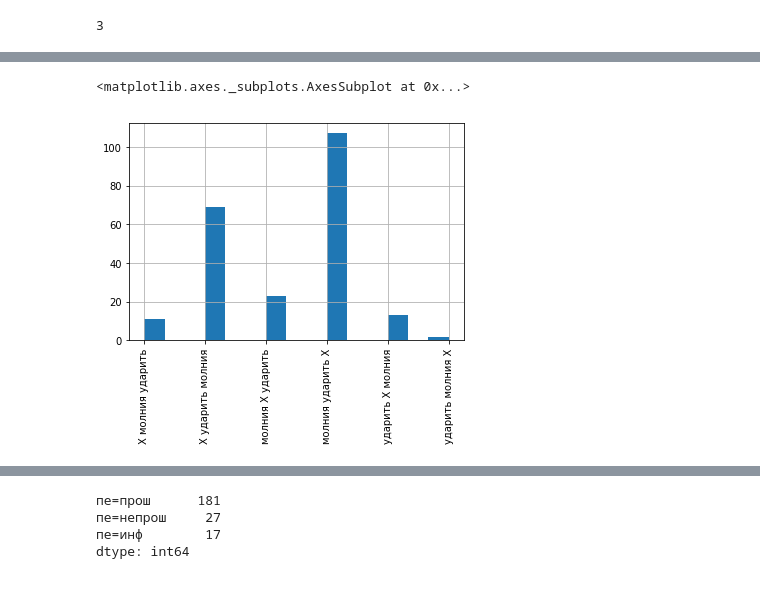
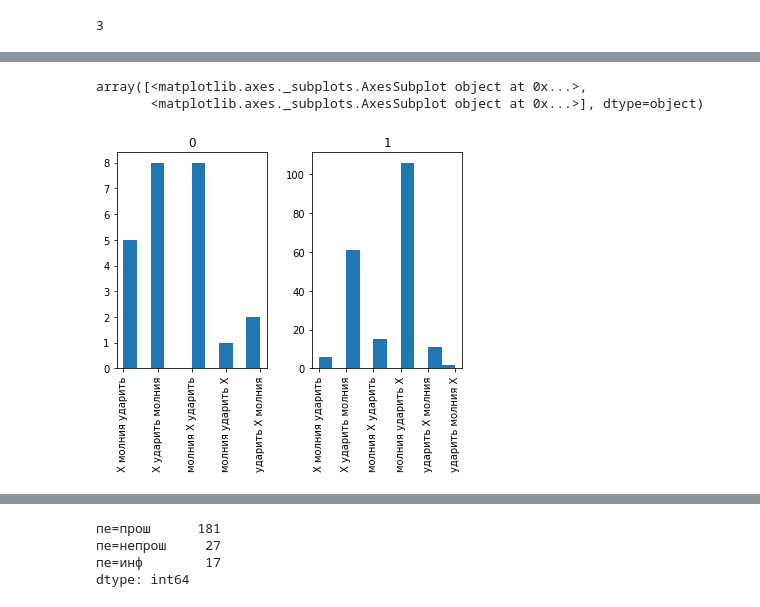
Before and after one commit to eszakharova/cxg_project, a Jupyter notebook: lightning_decision_tree.ipynb, the cells around one changed output, grey strips where cells are left out. Cells and saved outputs as stored; diff of their text form; code cells hidden in the pictures.

Commit message:
more graphs

```diff
--- a/lightning_decision_tree.ipynb
+++ b/lightning_decision_tree.ipynb
@@ -41,0 +37,2 @@ tense.hist()
+# %%
+data['Tense'] = tense
@@ -42,5 +51,6 @@ tense.hist()
 # %%
-data.Order.hist(xrot=90, bins=15)
+data.Order.hist(xrot=90, by=data['Subject'])
 # %% [output]
-<matplotlib.axes._subplots.AxesSubplot at 0x...>
+array([<matplotlib.axes._subplots.AxesSubplot object at 0x...>,
+       <matplotlib.axes._subplots.AxesSubplot object at 0x...>], dtype=object)
-[figure, old version]
+[figure, new version]
```
Also changed, not shown: parts of 9 cells of this notebook, 8 other files.
